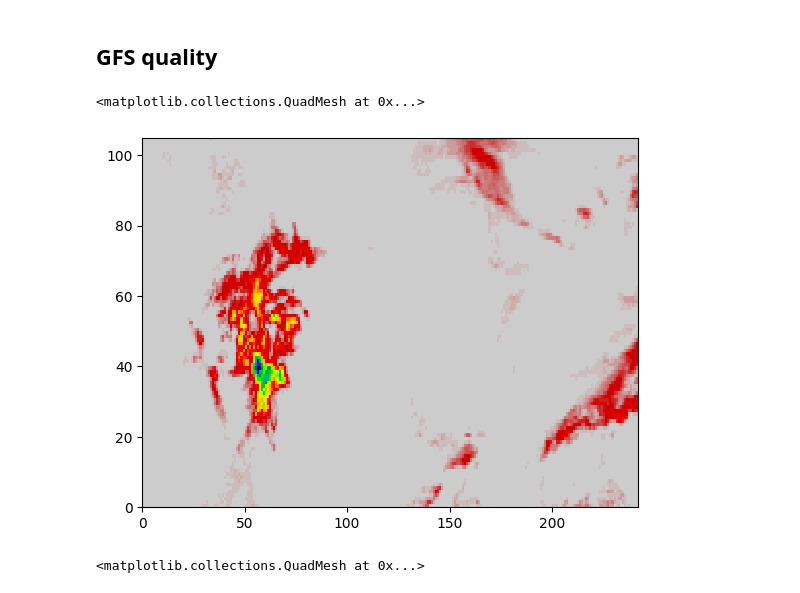
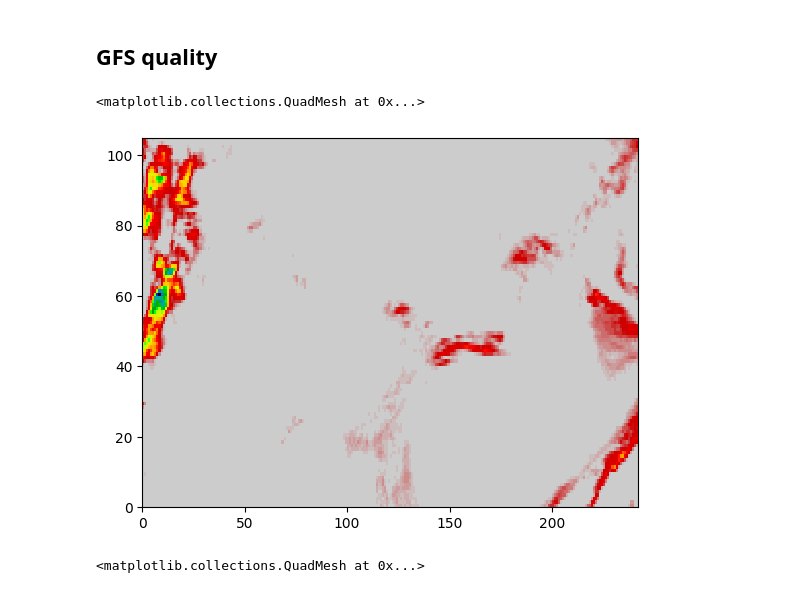
Before and after one commit to yingkaisha/MRMS_diffusion_bridge, a Jupyter notebook: DATA04_bebugging_and_batch_quality_check.ipynb, the cells around one changed output. Cells and saved outputs as stored; diff of their text form; code cells hidden in the pictures.

```diff
--- a/DATA04_bebugging_and_batch_quality_check.ipynb
+++ b/DATA04_bebugging_and_batch_quality_check.ipynb
@@ -21,13 +21,13 @@ import matplotlib.pyplot as plt
 # %% [markdown]
 ## GFS quality
 # %%
-with h5py.File('/glade/campaign/cisl/aiml/ksha/GFS/GFS_APCP_2023_ini12_f12.hdf', 'r') as h5io:
+with h5py.File('/glade/campaign/cisl/aiml/ksha/GFS/GFS_APCP_2023_ini00_f18.hdf', 'r') as h5io:
     APCP = h5io['APCP'][...]
 # %%
-plt.pcolormesh(APCP[0, ...], cmap=plt.cm.nipy_spectral_r)
+plt.pcolormesh(APCP[6, ...], cmap=plt.cm.nipy_spectral_r)
 # %% [output]
 <matplotlib.collections.QuadMesh at 0x...>
-[figure, old version]
+[figure, new version]
 # %%
 with h5py.File('/glade/campaign/cisl/aiml/ksha/GFS/GFS_2023_ini12_f09.hdf', 'r') as h5io:
     APCP = h5io['APCP'][...]
```
Also changed, not shown: 1 other file.
